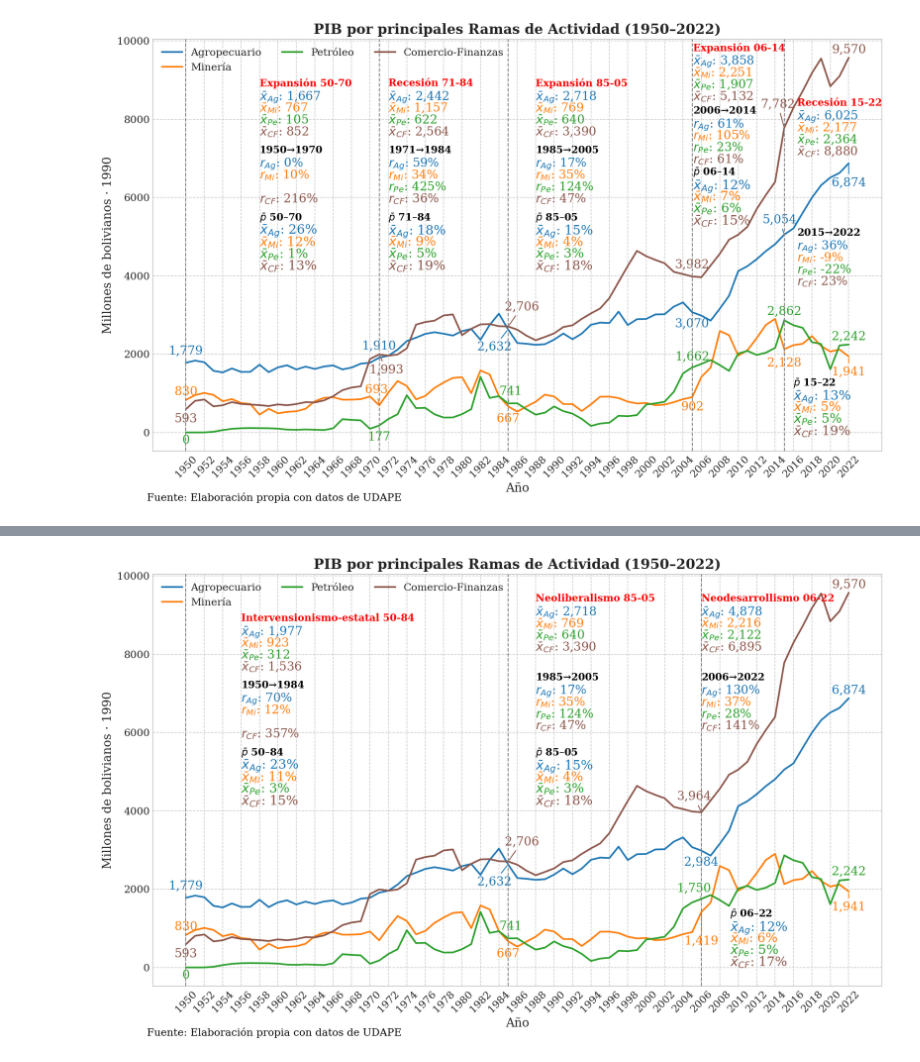
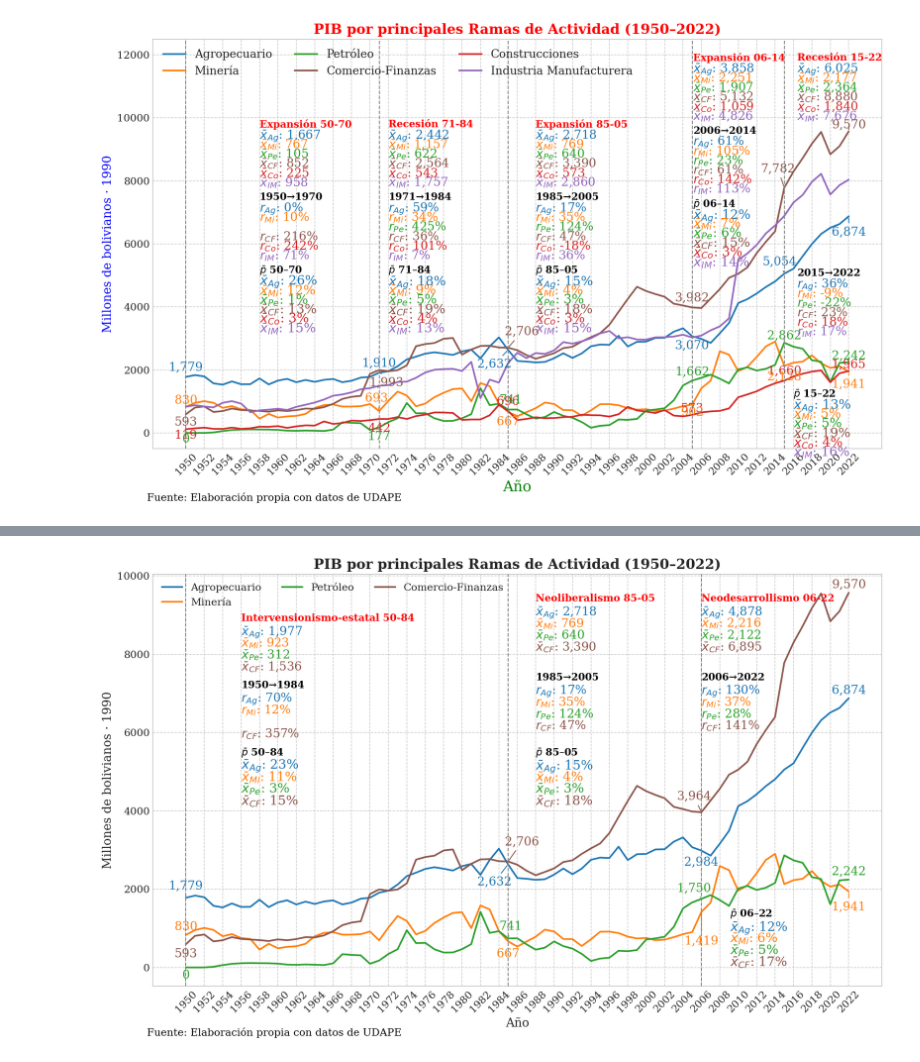
Before and after one commit to navi0369/proyectomacro, a Jupyter notebook: notebooks/tesis/serie_completa/pib/pib_por_ramas.ipynb, the cells around one changed output, grey strips where cells are left out. Drawn from its saved outputs; the diff is of its cells as text; code cells hidden in the pictures.

```diff
--- a/notebooks/tesis/serie_completa/pib/pib_por_ramas.ipynb
+++ b/notebooks/tesis/serie_completa/pib/pib_por_ramas.ipynb
@@ -26,6 +26,8 @@ componentes = [
     ("mineria",           "Minería"),
     ("petroleo",          "Petróleo"),
     ("comercio_finanzas", "Comercio-Finanzas"),
+    ("construcciones", "Construcciones"),
+    ("industria_manufacturera", "Industria Manufacturera"),
 ]
 cols_componentes = [col for col, _ in componentes]
 
@@ -35,6 +37,8 @@ abbr = {
     "mineria":           "Mi",
     "petroleo":          "Pe",
     "comercio_finanzas": "CF",
+    "construcciones":    "Co",
+    "industria_manufacturera": "IM",
 }
 
 # ── Preparación ──────────────────────────────────────────────────────
@@ -52,6 +56,8 @@ custom_colors = {
     "mineria":           "#ff7f0e",  # orange
     "petroleo":          "#2ca02c",  # green
     "comercio_finanzas": "#8c564b",  # café
+    "construcciones":    "#d62728",  # rojo
+    "industria_manufacturera": "#9467bd",  # morado
 }
 
 # ── Offsets ──────────────────────────────────────────────────────────
@@ -72,31 +78,35 @@ annotation_offsets = {
         1950: (0, -250), 1971: (0.8, -400), 1985: (1.5, 500),
         2005: (0, 300), 2015: (-0.7, 600), 2022: (0, 200)
     },
+    "construcciones": {
+        1950: (0, -200), 1971: (0, -300), 1985: (0, 300),
+        2005: (0, 200), 2015: (0, 300), 2022: (0, 200)
+    }
 }
 
 hitos_offset = {1950: 0.45, 1971: 0.50, 1985: 0.50, 2005: 0.62, 2015: 0.48}
 
 medias_offsets = {
-    "Expansión 50-70": (1958, 0.90),
-    "Recesión 71-84":  (1972, 0.90),
-    "Expansión 85-05": (1988, 0.90),
-    "Expansión 06-14": (2005.1, 0.99),
-    "Recesión 15-22":  (2016.4, 0.85),
+    "Expansión 50-70": (1958, 0.99),
+    "Recesión 71-84":  (1972, 0.99),
+    "Expansión 85-05": (1988, 0.99),
+    "Expansión 06-14": (2005.1, 1.2),
+    "Recesión 15-22":  (2016.4, 1.2),
 }
 
 period_offsets = {
-    "1950-1970": (1958, 0.73),
-    "1971-1984": (1972, 0.73),
-    "1985-2005": (1988, 0.73),
-    "2006-2014": (2005.1, 0.83),
+    "1950-1970": (1958, 0.76),
+    "1971-1984": (1972, 0.76),
+    "1985-2005": (1988, 0.76),
+    "2006-2014": (2005.1, 0.97),
     "2015-2022": (2016.4, 0.52),
 }
 
 participation_offsets = {
-    "1950-1970": (1958, 0.56),
-    "1971-1984": (1972, 0.56),
-    "1985-2005": (1988, 0.56),
-    "2006-2014": (2005.1, 0.675),
+    "1950-1970": (1958, 0.53),
+    "1971-1984": (1972, 0.53),
+    "1985-2005": (1988, 0.53),
+    "2006-2014": (2005.1, 0.74),
     "2015-2022": (2016, 0.14),
 }
 
@@ -116,33 +126,33 @@ add_hitos(ax, df.index, hitos_v_sin_crisis, hitos_offset)
 
 # Anotaciones de valores por año
 add_year_value_annotations(
     ax, df, annot_years,
     cols_componentes, annotation_offsets, custom_colors
 )
 
 # Cuadros de medias por ciclo
 y_max = ax.get_ylim()[1]
 line_spacing = y_max * 0.03
 add_cycle_means_multi(
     ax, cycle_stats_sin_crisis, medias_offsets,
     abbr, custom_colors, line_spacing
 )
 
 
 
 # Anotaciones de tasas de crecimiento por periodo
 add_period_growth_annotations_multi(
     ax, df, periodos_sin_crisis, cols_componentes,
     period_offsets, custom_colors, abbr
 )
 
 # Cuadros de participación por ciclo
 add_participation_cycle_boxes(
     ax, df, periodos_sin_crisis, cols_componentes, "pib_real",
     participation_offsets, abbr, custom_colors
 )
-
-
+ax.set_ylim(-500,  12500)
+plt.savefig(f"{output_dir}/pib_rama_de_actividad_1.png", dpi=300, bbox_inches='tight')
 plt.show()
 # %% [output]
-[figure, old version]
+[figure, new version]
```
Also changed, not shown: parts of 1 cell of this notebook, 34 other files.
